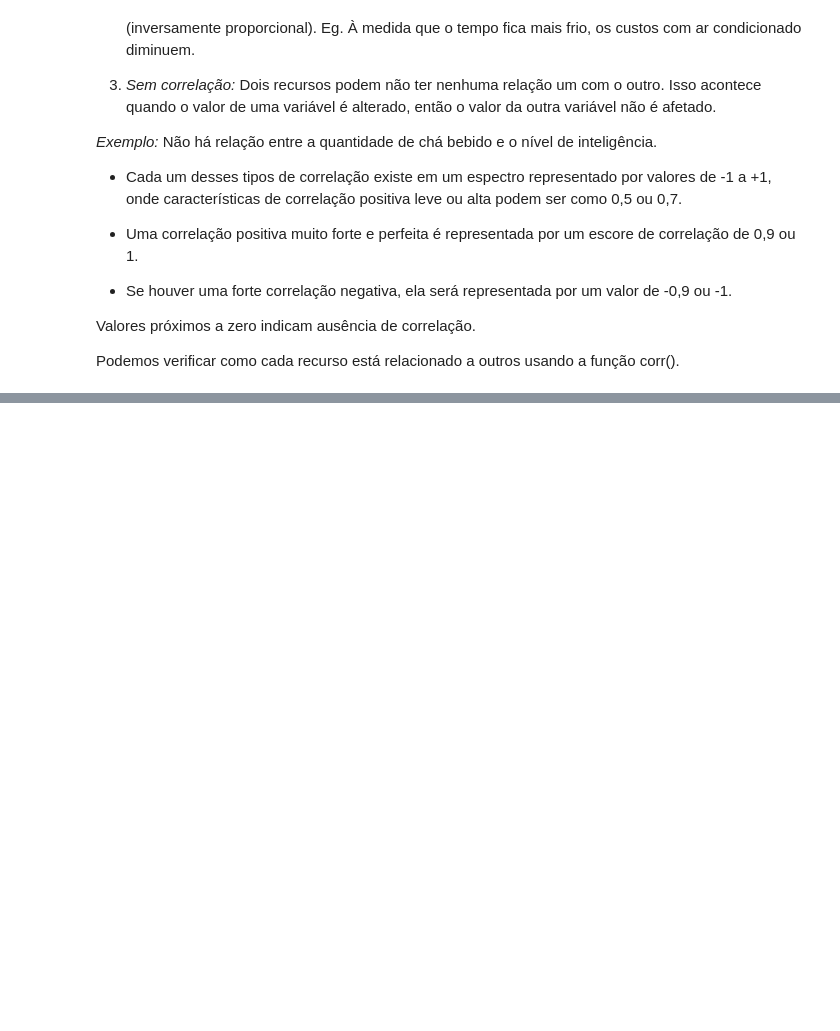
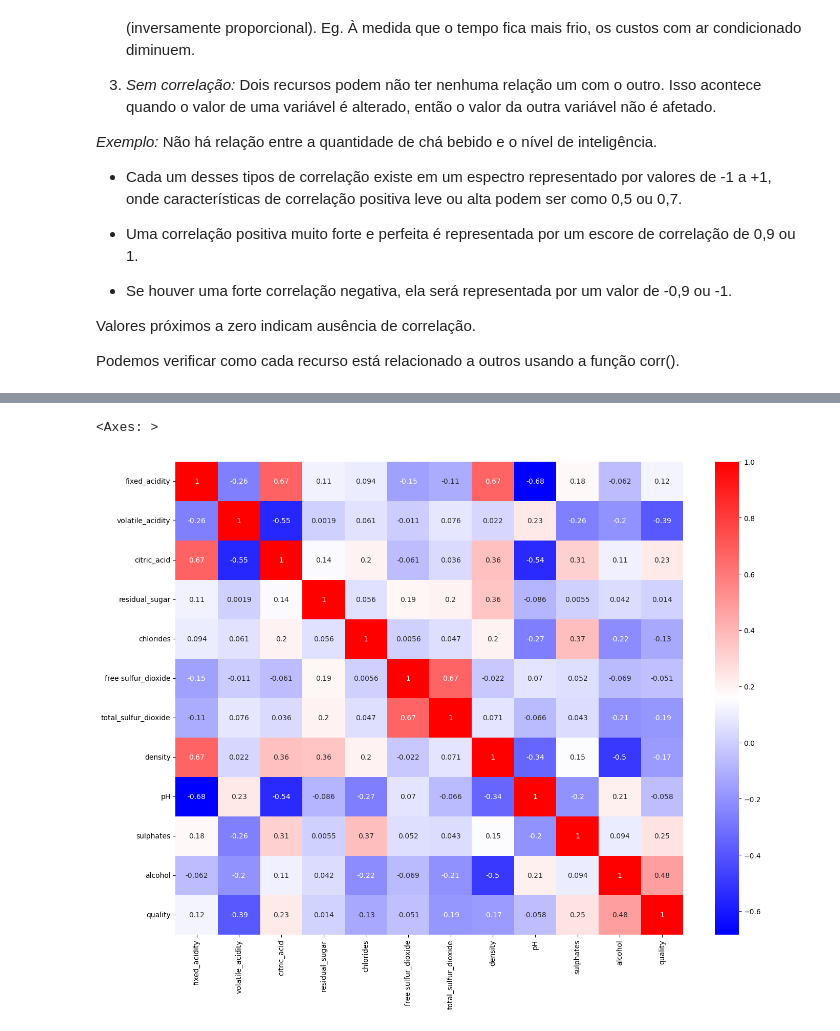
Before and after one commit to fabiocarvalhosimoes/Analise_Exploratoria_de_Dados, a Jupyter notebook: Qualidade do Vinho.ipynb, the cells around one changed output, grey strips where cells are left out. Saved outputs shown, nothing was run; the diff lists cells and outputs as text; code cells hidden in the pictures; blank space fills up the shorter version.

```diff
--- a/Qualidade do Vinho.ipynb
+++ b/Qualidade do Vinho.ipynb
@@ -534,0 +543,10 @@ red_wine_data.corr()
+# %%
+plt.figure(figsize=(16,12)) # Criando uma figura com tamanho específico (16 por 12 polegadas)
+sns.heatmap(red_wine_data.corr(), cmap='bwr', annot=True)
+
+# red_wine_data.corr() calcula a matriz de correlação entre as colunas do DataFrame red_wine_data
+# cmap='bwr' define a paleta de cores como azul para valores negativos, vermelho para positivos
+# annot=True exibe os valores dentro de cada célula do mapa de calor
+# %% [output]
+<Axes: >
+[figure, added]
```
Also changed, not shown: parts of 7 cells of this notebook.
